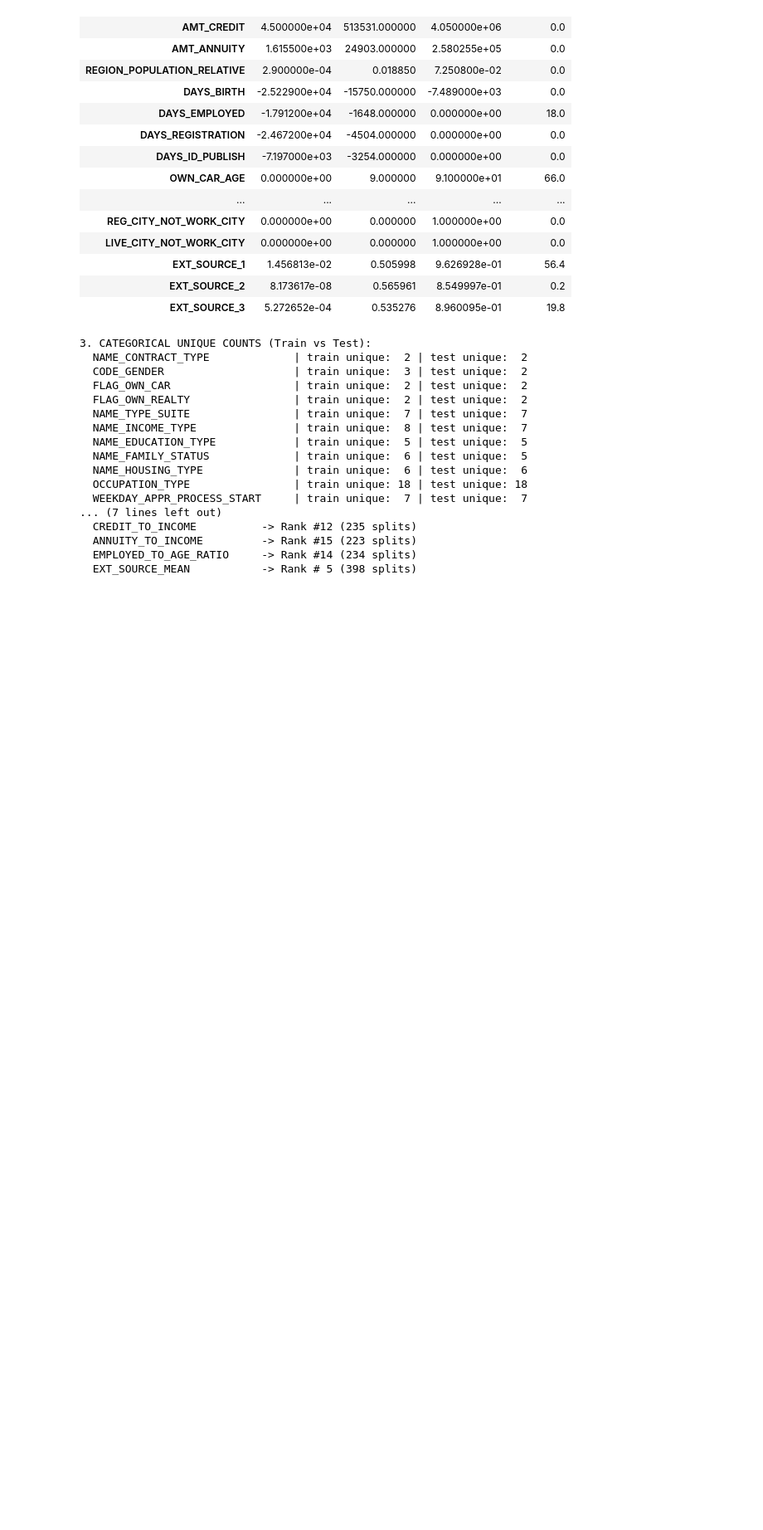
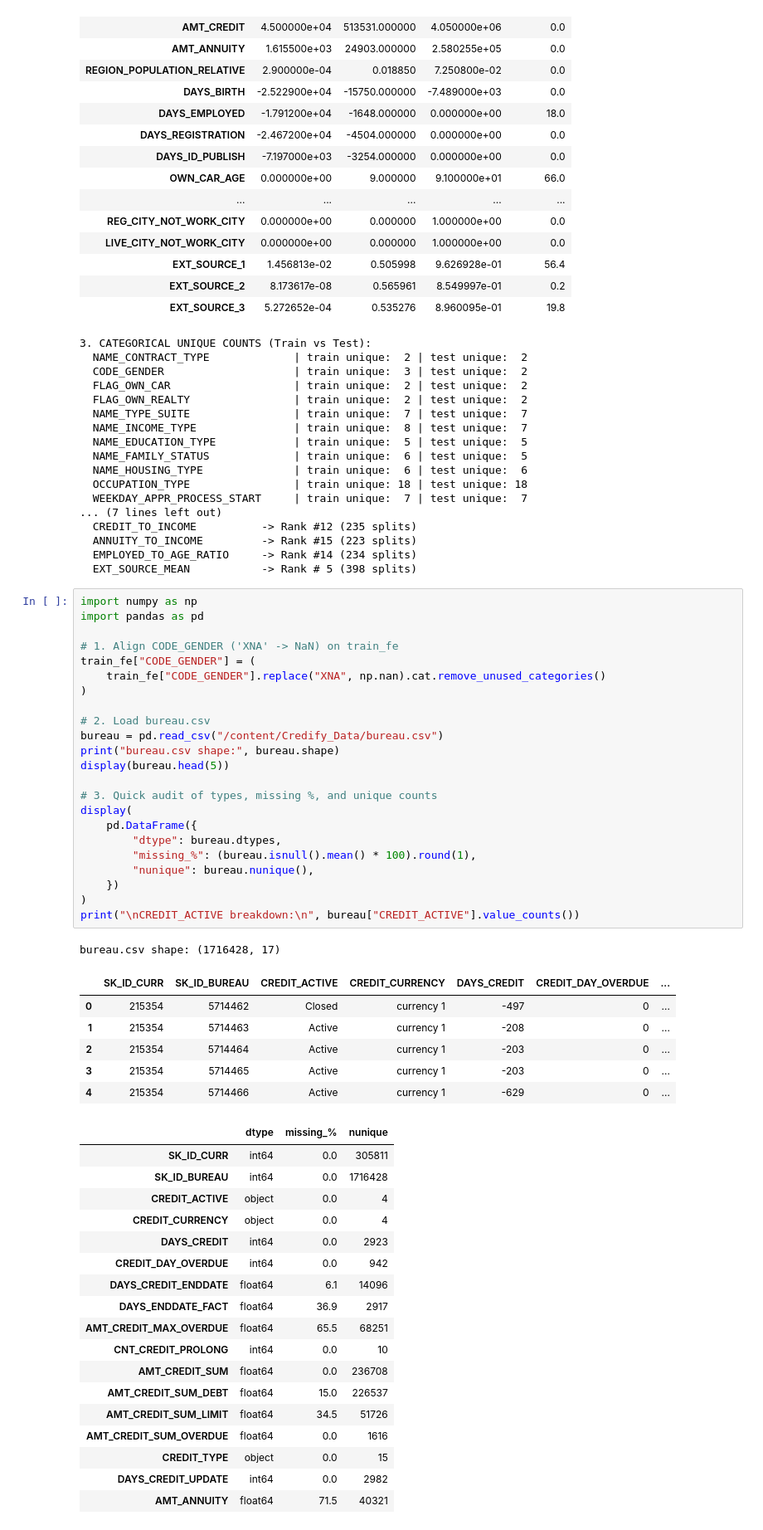
Before and after one commit to davidojei/Bayes, a Jupyter notebook: data_setup_and_training.ipynb, the cells around one changed output. Shown at 83% size. Cells and saved outputs as stored; diff of their text form; blank space fills up the shorter version.

Commit message:
Merged and evaluated bureau.csv

```diff
--- a/data_setup_and_training.ipynb
+++ b/data_setup_and_training.ipynb
@@ -491,3 +491,52 @@ Name: proportion, dtype: float64
   ANNUITY_TO_INCOME         -> Rank #15 (223 splits)
   EMPLOYED_TO_AGE_RATIO     -> Rank #14 (234 splits)
   EXT_SOURCE_MEAN           -> Rank # 5 (398 splits)
+# %%
+import numpy as np
+import pandas as pd
+
+# 1. Align CODE_GENDER ('XNA' -> NaN) on train_fe
+train_fe["CODE_GENDER"] = (
+    train_fe["CODE_GENDER"].replace("XNA", np.nan).cat.remove_unused_categories()
+)
+
+# 2. Load bureau.csv
+bureau = pd.read_csv("/content/Credify_Data/bureau.csv")
+print("bureau.csv shape:", bureau.shape)
+display(bureau.head(5))
+
+# 3. Quick audit of types, missing %, and unique counts
+display(
+    pd.DataFrame({
+        "dtype": bureau.dtypes,
+        "missing_%": (bureau.isnull().mean() * 100).round(1),
+        "nunique": bureau.nunique(),
+    })
+)
+print("\nCREDIT_ACTIVE breakdown:\n", bureau["CREDIT_ACTIVE"].value_counts())
+# %% [output]
+bureau.csv shape: (1716428, 17)
+|  | SK_ID_CURR | SK_ID_BUREAU | CREDIT_ACTIVE | CREDIT_CURRENCY | DAYS_CREDIT | CREDIT_DAY_OVERDUE | ... |
+| 0 | 215354 | 5714462 | Closed | currency 1 | -497 | 0 | ... |
+| 1 | 215354 | 5714463 | Active | currency 1 | -208 | 0 | ... |
+| 2 | 215354 | 5714464 | Active | currency 1 | -203 | 0 | ... |
+| 3 | 215354 | 5714465 | Active | currency 1 | -203 | 0 | ... |
+| 4 | 215354 | 5714466 | Active | currency 1 | -629 | 0 | ... |
+|  | dtype | missing_% | nunique |
+| SK_ID_CURR | int64 | 0.0 | 305811 |
+| SK_ID_BUREAU | int64 | 0.0 | 1716428 |
+| CREDIT_ACTIVE | object | 0.0 | 4 |
+| CREDIT_CURRENCY | object | 0.0 | 4 |
+| DAYS_CREDIT | int64 | 0.0 | 2923 |
+| CREDIT_DAY_OVERDUE | int64 | 0.0 | 942 |
+| DAYS_CREDIT_ENDDATE | float64 | 6.1 | 14096 |
+| DAYS_ENDDATE_FACT | float64 | 36.9 | 2917 |
+| AMT_CREDIT_MAX_OVERDUE | float64 | 65.5 | 68251 |
+| CNT_CREDIT_PROLONG | int64 | 0.0 | 10 |
+| AMT_CREDIT_SUM | float64 | 0.0 | 236708 |
+| AMT_CREDIT_SUM_DEBT | float64 | 15.0 | 226537 |
+| AMT_CREDIT_SUM_LIMIT | float64 | 34.5 | 51726 |
+| AMT_CREDIT_SUM_OVERDUE | float64 | 0.0 | 1616 |
+| CREDIT_TYPE | object | 0.0 | 15 |
+| DAYS_CREDIT_UPDATE | int64 | 0.0 | 2982 |
+| AMT_ANNUITY | float64 | 71.5 | 40321 |
```
Also changed, not shown: parts of 3 cells of this notebook.
